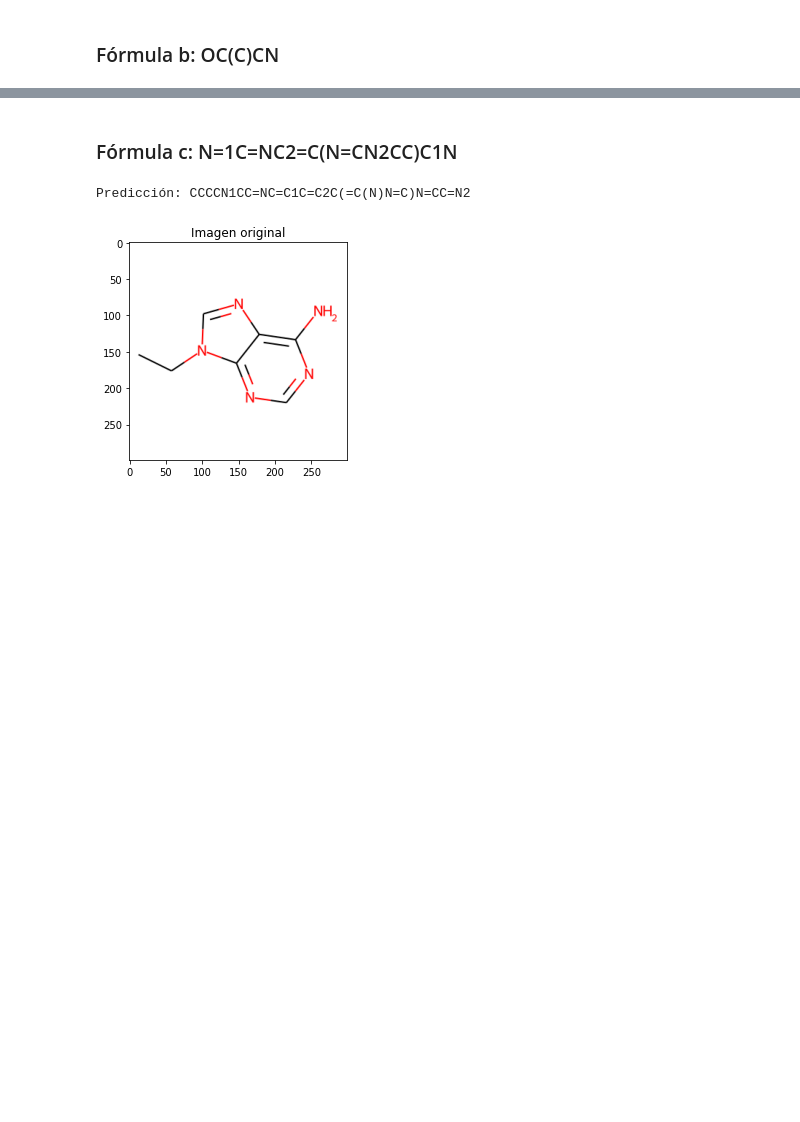
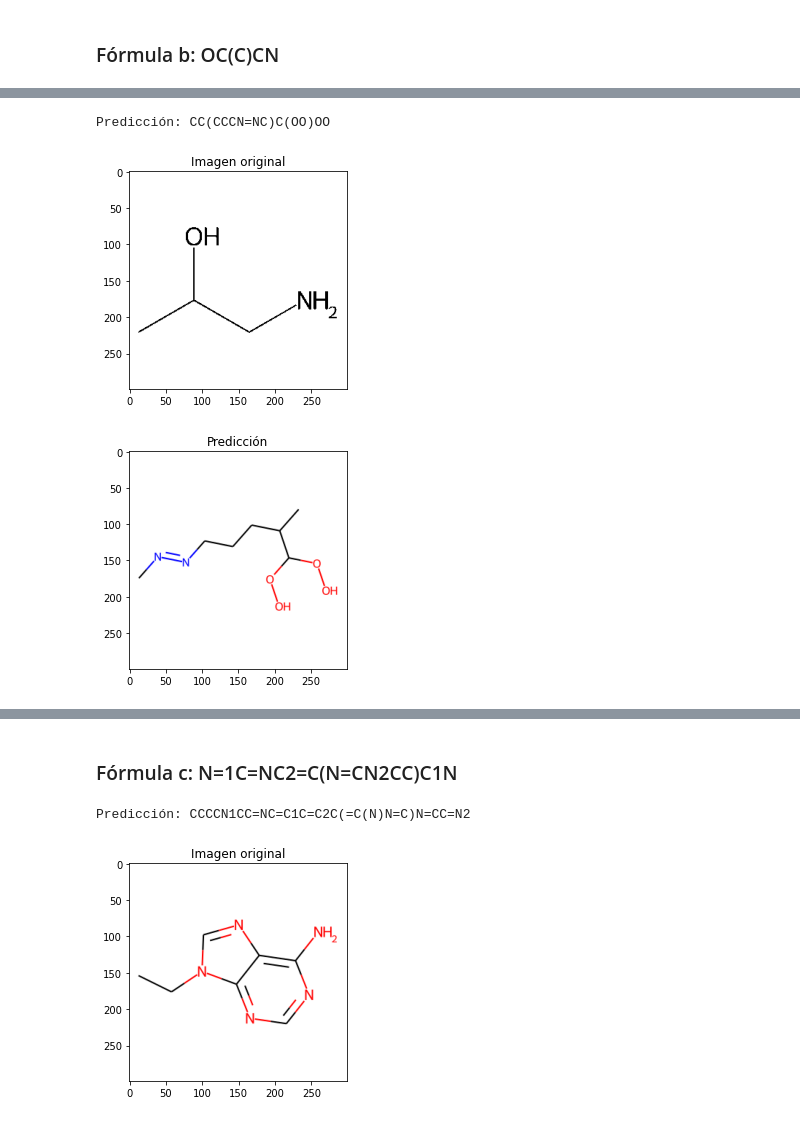
Before and after one commit to pbedmar/tfg, a Jupyter notebook: experiments/decimer/test_decimer.ipynb, the cells around one changed output, grey strips where cells are left out. Saved outputs shown, nothing was run; the diff lists cells and outputs as text; code cells hidden in the pictures; blank space fills up the shorter version.

```diff
--- a/experiments/decimer/test_decimer.ipynb
+++ b/experiments/decimer/test_decimer.ipynb
@@ -176,8 +218,8 @@ Predicción: CC(C1C2=CC=C(C=C1)C(C(C2O)O)OC)C=O
 ### Fórmula b: OC(C)CN
 # %%
 smiles_code = "OC(C)CN"
-img_path = "from_decimer_dataset/"+smiles_code+".png"
-generate_and_plot_compound(smiles_code, img_path)
-plot_and_process(img_path, "Isomeric")
+img_path = "from_decimer_dataset/"+smiles_code
+generate_compound_image_file(smiles_code, img_path+".png")
+plot_and_process(img_path+".png", "Isomeric")
 # %% [output]
 Predicción: CC1(CCCCCC1CN=N=O)C(=O)O
@@ -186,3 +228,10 @@ RDKit ERROR: [22:31:12] Explicit valence for atom # 10 N, 4, is greater than per
 ValueError: Null molecule provided
 [figure]
 [figure]
+# %%
+imagemagick_black(img_path.replace("(","\(").replace(")","\)"))
+plot_and_process(img_path+"_black.png", "Isomeric")
+# %% [output]
+Predicción: CC(CCCN=NC)C(OO)OO
+[figure, added]
+[figure, added]
```
Also changed, not shown: parts of 28 cells of this notebook, 13 other files.
